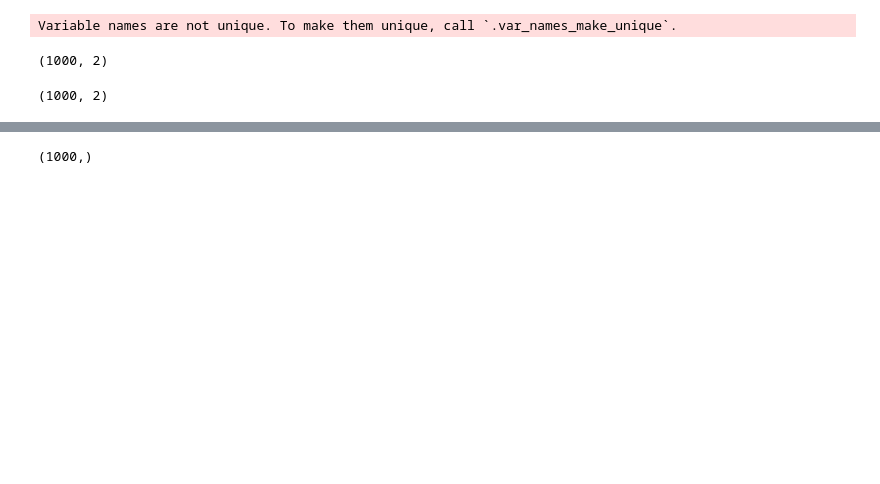
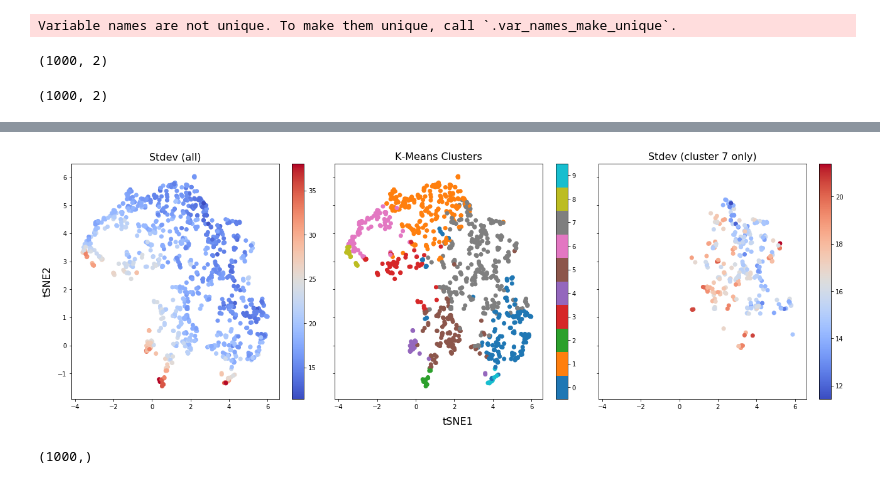
Before and after one commit to chsher/BAYESMF, a Jupyter notebook: dev/viz_bmf.ipynb, the cells around one changed output, grey strips where cells are left out. Cells and saved outputs as stored; diff of their text form; code cells hidden in the pictures; blank space fills up the shorter version.

```diff
--- a/dev/viz_bmf.ipynb
+++ b/dev/viz_bmf.ipynb
@@ -88,3 +106,29 @@ plt.show()
+# %%
+import matplotlib
+
+fig, ax = plt.subplots(nrows=1, ncols=3, sharex=True, sharey=True, figsize=(18, 6))
+
+cmap=plt.cm.tab10
+norm = matplotlib.colors.BoundaryNorm(np.arange(-0.5, 10.5, 1), cmap.N)
+
+im0 = ax[0].scatter(x=embedding[:,0], y=embedding[:,1], c=c, cmap='coolwarm')
+im1 = ax[1].scatter(x=embedding[:,0], y=embedding[:,1], c=np.array(cl), cmap='tab10', norm=norm)
+im2 = ax[2].scatter(x=embedding[idxs,0], y=embedding[idxs,1], c=c[idxs], cmap='coolwarm')
+
+cb0 = fig.colorbar(im0, ax=ax[0])
+cb1 = fig.colorbar(im1, ax=ax[1], ticks=np.linspace(0,9,10))
+cb2 = fig.colorbar(im2, ax=ax[2])
+
+ax[0].set_title('Stdev (all)', fontsize=16)
+ax[1].set_title('K-Means Clusters', fontsize=16)
+ax[2].set_title('Stdev (cluster 7 only)', fontsize=16)
+
+fig.text(0.5, -0.03, 'tSNE1', ha='center', fontsize=16)
+fig.text(-0.01, 0.5, 'tSNE2', va='center', rotation='vertical', fontsize=16)
+plt.tight_layout()
+plt.show()
+# %% [output]
+[figure, added]
 # %%
 import sklearn.cluster as cluster
 
```
Also changed, not shown: parts of 6 cells of this notebook, 3 other files.
